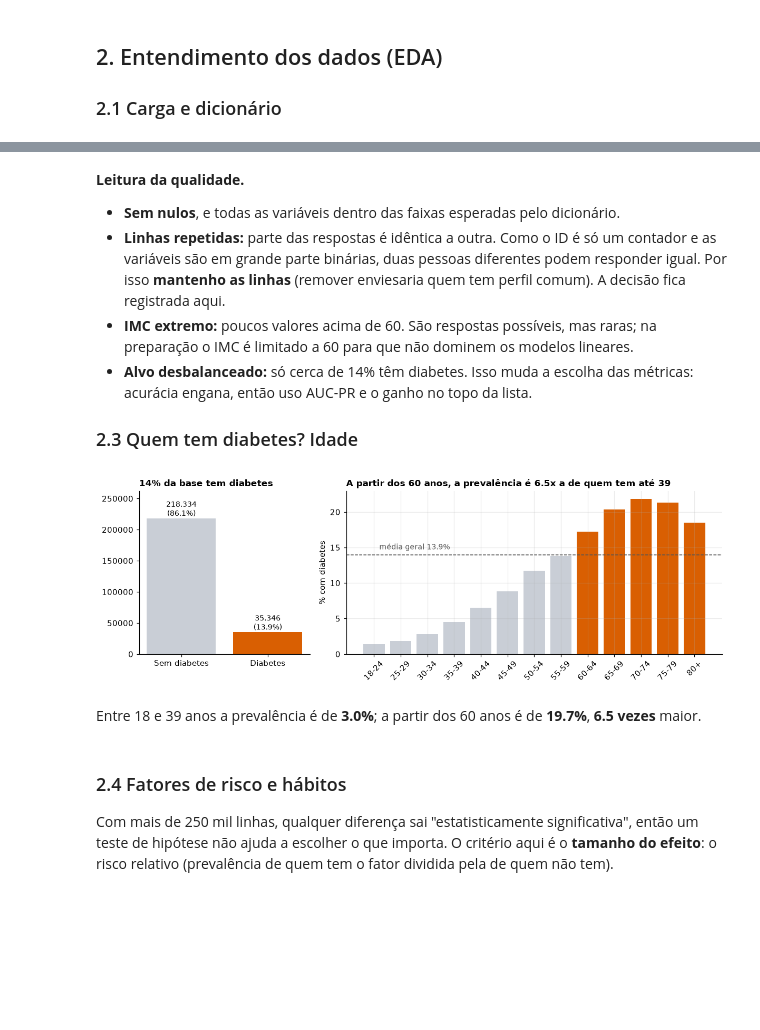
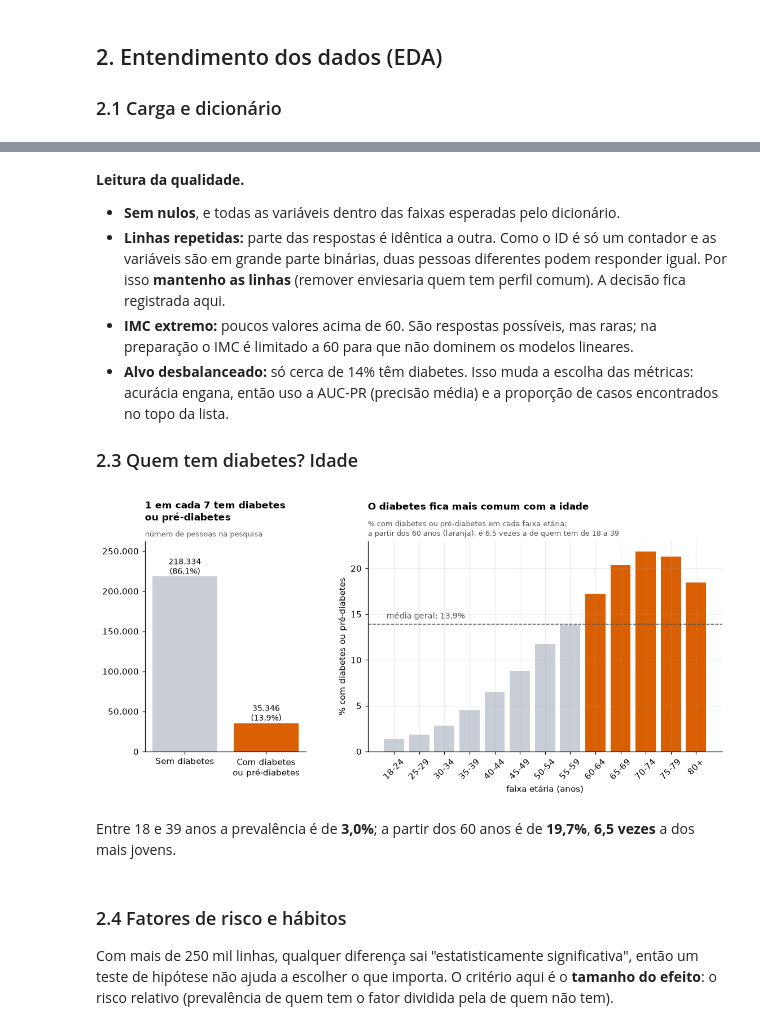
Before and after one commit to CodePenguinsCorp/diabetes-crisp-dm, a Jupyter notebook: Diabetes_CRISP-DM.ipynb, the cells around one changed output, grey strips where cells are left out. Saved outputs shown, nothing was run; the diff lists cells and outputs as text; code cells hidden in the pictures; blank space fills up the shorter version.

Commit message:
fix: graficos e textos em portugues, titulos explicativos e link do Colab da organizacao no notebook

```diff
--- a/Diabetes_CRISP-DM.ipynb
+++ b/Diabetes_CRISP-DM.ipynb
@@ -183,42 +215,44 @@ Prevalência do alvo: 13.93%
 - **Sem nulos**, e todas as variáveis dentro das faixas esperadas pelo dicionário.
 - **Linhas repetidas:** parte das respostas é idêntica a outra. Como o ID é só um contador e as variáveis são em grande parte binárias, duas pessoas diferentes podem responder igual. Por isso **mantenho as linhas** (remover enviesaria quem tem perfil comum). A decisão fica registrada aqui.
 - **IMC extremo:** poucos valores acima de 60. São respostas possíveis, mas raras; na preparação o IMC é limitado a 60 para que não dominem os modelos lineares.
-- **Alvo desbalanceado:** só cerca de 14% têm diabetes. Isso muda a escolha das métricas: acurácia engana, então uso AUC-PR e o ganho no topo da lista.
+- **Alvo desbalanceado:** só cerca de 14% têm diabetes. Isso muda a escolha das métricas: acurácia engana, então uso a AUC-PR (precisão média) e a proporção de casos encontrados no topo da lista.
 
 ### 2.3 Quem tem diabetes? Idade
 # %%
 ROT_IDADE = {1: "18-24", 2: "25-29", 3: "30-34", 4: "35-39", 5: "40-44", 6: "45-49", 7: "50-54",
              8: "55-59", 9: "60-64", 10: "65-69", 11: "70-74", 12: "75-79", 13: "80+"}
 prev = bruto.Diabetes_binary.mean()
 por_idade = bruto.groupby("Age").Diabetes_binary.agg(["mean", "size"])
 
 jovens = bruto.loc[bruto.Age <= 4, "Diabetes_binary"].mean()
 idosos = bruto.loc[bruto.Age >= 9, "Diabetes_binary"].mean()
-fig, ax = plt.subplots(1, 2, figsize=(11, 3.8), gridspec_kw={"width_ratios": [1, 2.2]})
+fig, ax = plt.subplots(1, 2, figsize=(12, 4.4), gridspec_kw={"width_ratios": [1, 2.2], "wspace": 0.24})
 cont = bruto.Diabetes_binary.value_counts().sort_index()
-ax[0].bar(["Sem diabetes", "Diabetes"], cont.values, color=[CLARO, LARANJA])
+ax[0].bar(["Sem diabetes", "Com diabetes\nou pré-diabetes"], cont.values, color=[CLARO, LARANJA])
 for i, v in enumerate(cont.values):
-    ax[0].text(i, v, f"{v:,}\n({v/len(bruto):.1%})".replace(",", "."), ha="center", va="bottom", fontsize=9)
-ax[0].set_title(f"{prev:.0%} da base tem diabetes", loc="left")
+    ax[0].text(i, v, f"{br(v)}\n({pct(v/len(bruto))})", ha="center", va="bottom", fontsize=9)
+titulo(ax[0], "1 em cada 7 tem diabetes\nou pré-diabetes", "número de pessoas na pesquisa")
 ax[0].set_ylim(0, cont.max() * 1.2)
+ax[0].yaxis.set_major_formatter(EIXO_BR)
 ax[0].grid(False)
 
 ax[1].bar([ROT_IDADE[i] for i in por_idade.index], por_idade["mean"] * 100,
           color=[LARANJA if i >= 9 else CLARO for i in por_idade.index])
 ax[1].axhline(prev * 100, color="#555", ls="--", lw=1)
-ax[1].text(0.2, prev * 100 + 0.8, f"média geral {prev:.1%}", color="#555", fontsize=9)
-ax[1].set_title(f"A partir dos 60 anos, a prevalência é {idosos/jovens:.1f}x a de quem tem até 39", loc="left")
-ax[1].set_ylabel("% com diabetes")
+ax[1].text(-0.3, prev * 100 + 0.6, f"média geral: {pct(prev)}", color="#555", fontsize=9)
+titulo(ax[1], "O diabetes fica mais comum com a idade",
+       f"{ALVO} em cada faixa etária;\na partir dos 60 anos (laranja), é {br(idosos/jovens, 1)} vezes a de quem tem de 18 a 39")
+ax[1].set_ylabel(ALVO)
+ax[1].set_xlabel("faixa etária (anos)")
 ax[1].tick_params(axis="x", rotation=45)
-plt.tight_layout()
 plt.savefig(RES / "01_alvo_idade.png", bbox_inches="tight")
 plt.show()
 
-display(Markdown(f"Entre 18 e 39 anos a prevalência é de **{jovens:.1%}**; a partir dos 60 anos é de **{idosos:.1%}**, "
-                 f"**{idosos/jovens:.1f} vezes** maior."))
+display(Markdown(f"Entre 18 e 39 anos a prevalência é de **{pct(jovens)}**; a partir dos 60 anos é de **{pct(idosos)}**, "
+                 f"**{br(idosos/jovens, 1)} vezes** a dos mais jovens."))
 # %% [output]
-[figure, old version]
+[figure, new version]
-Entre 18 e 39 anos a prevalência é de **3.0%**; a partir dos 60 anos é de **19.7%**, **6.5 vezes** maior.
+Entre 18 e 39 anos a prevalência é de **3,0%**; a partir dos 60 anos é de **19,7%**, **6,5 vezes** a dos mais jovens.
 # %% [markdown]
 ### 2.4 Fatores de risco e hábitos
 
```
Also changed, not shown: parts of 28 cells of this notebook, 11 other files.
